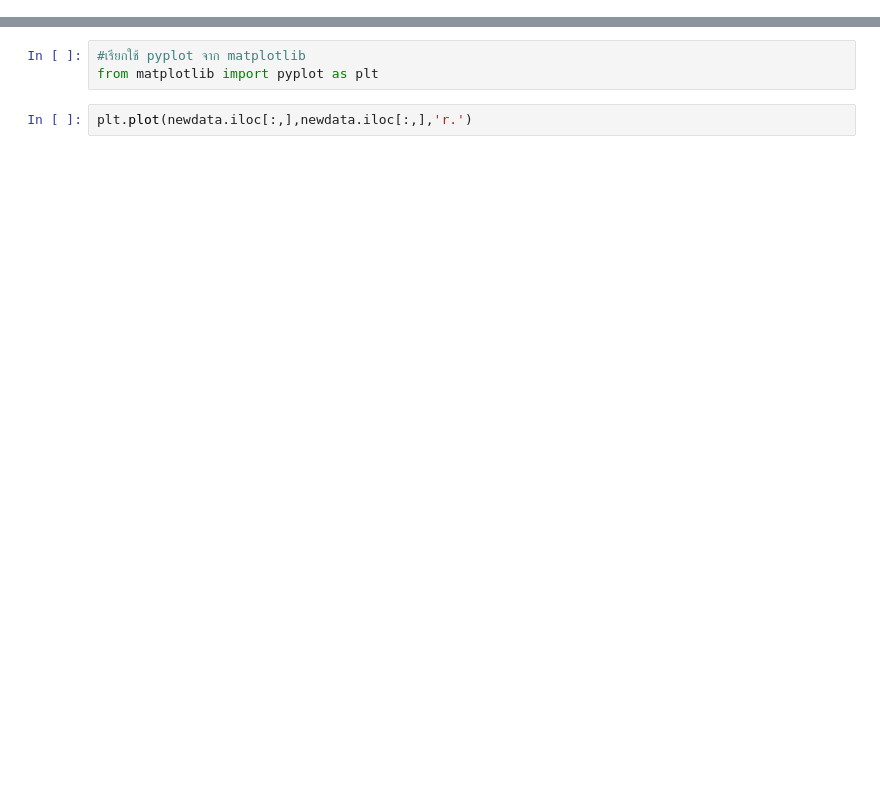
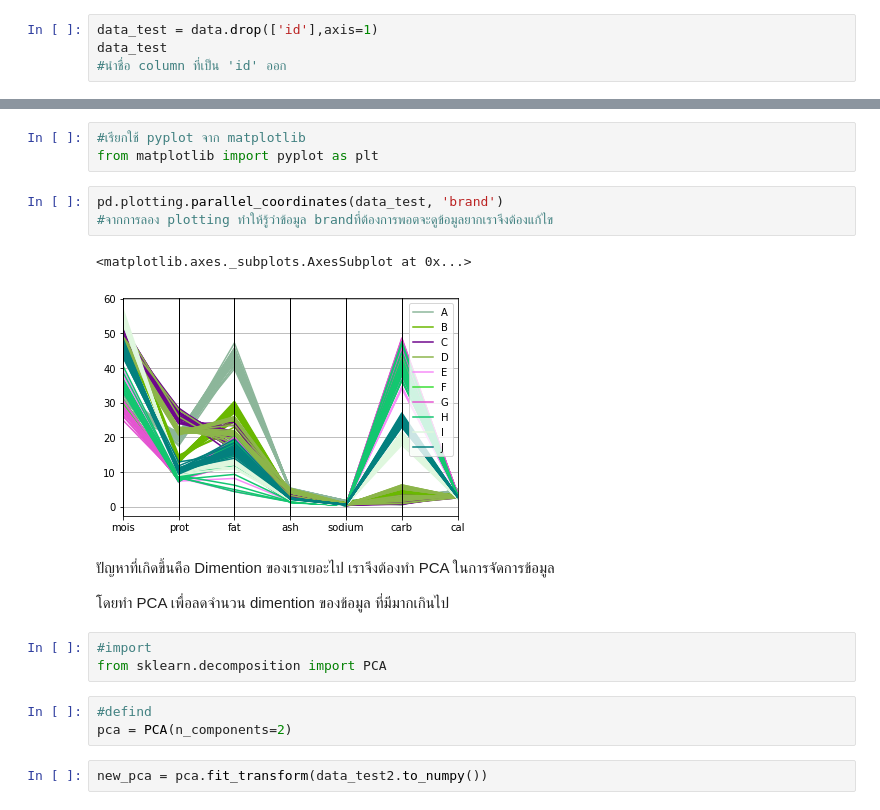
Before and after one commit to Kggzzz/Multivaririate, a Jupyter notebook: Exam01.ipynb, the cells around one changed output, grey strips where cells are left out. Saved outputs shown, nothing was run; the diff lists cells and outputs as text; blank space fills up the shorter version.

Commit message:
plot รอแก้ไข เหมือนจะยังไม่เสร็จ

```diff
--- a/Exam01.ipynb
+++ b/Exam01.ipynb
@@ -113,2 +115,6 @@ for i in range(corr.shape[0]):
 # %% [markdown]
 พอตกราฟ
+# %%
+data_test = data.drop(['id'],axis=1)
+data_test
+#นำชื่อ column ที่เป็น 'id' ออก
@@ -115,5 +152,21 @@ for i in range(corr.shape[0]):
 # %%
 #เรียกใช้ pyplot จาก matplotlib
 from matplotlib import pyplot as plt
-# %%
-plt.plot(newdata.iloc[:,],newdata.iloc[:,],'r.')
+# %%
+pd.plotting.parallel_coordinates(data_test, 'brand')
+#จากการลอง plotting ทำให้รู้ว่าข้อมูล brandที่ต้องการพอตจะดูข้อมูลยากเราจึงต้องแก้ไข
+# %% [output]
+<matplotlib.axes._subplots.AxesSubplot at 0x...>
+[figure, added]
+# %% [markdown]
+ปัญหาที่เกิดขึ้นคือ Dimention ของเราเยอะไป เราจึงต้องทำ PCA ในการจัดการข้อมูล
+
+โดยทำ PCA เพื่อลดจำนวน dimention ของข้อมูล ที่มีมากเกินไป
+# %%
+#import
+from sklearn.decomposition import PCA
+# %%
+#defind
+pca = PCA(n_components=2)
+# %%
+new_pca = pca.fit_transform(data_test2.to_numpy())
```
Also changed, not shown: parts of 19 cells of this notebook.
